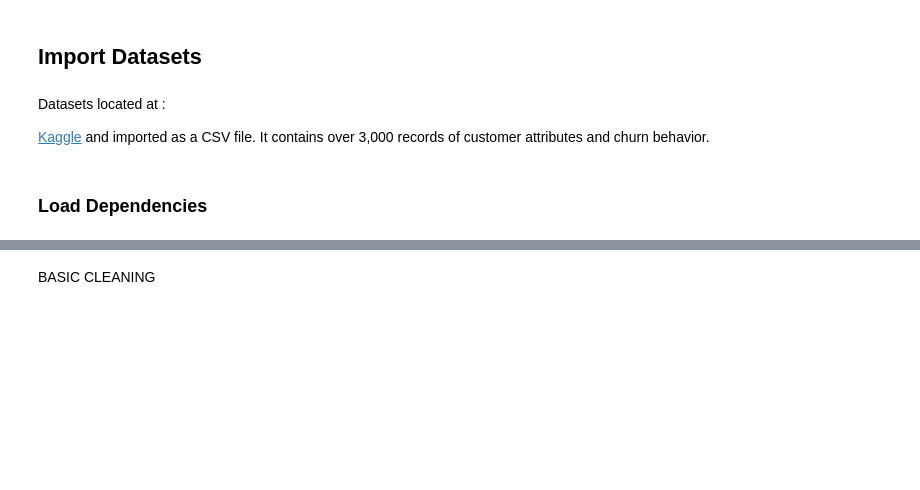
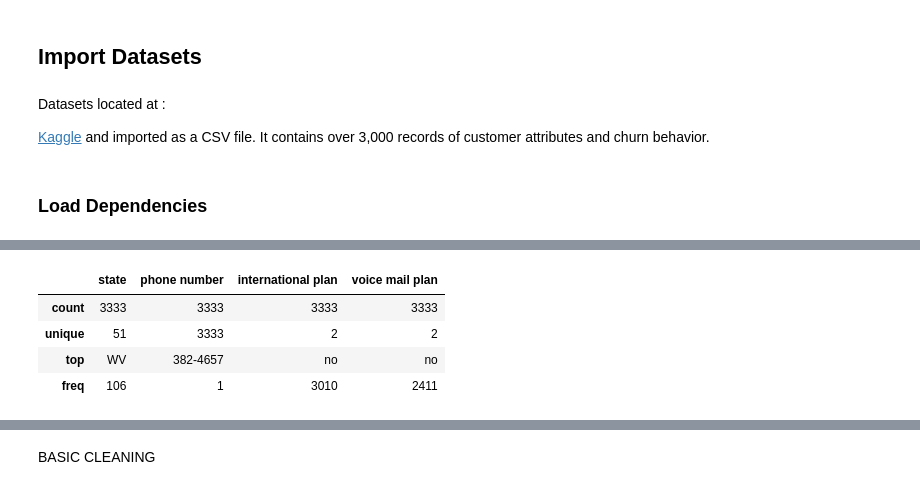
Before and after one commit to Wangui10/syria-tel-churn, a Jupyter notebook: classification_notebook.ipynb, the cells around one changed output, grey strips where cells are left out. Cells and saved outputs as stored; diff of their text form; code cells hidden in the pictures; blank space fills up the shorter version.

```diff
--- a/classification_notebook.ipynb
+++ b/classification_notebook.ipynb
@@ -35,0 +109,9 @@ df.head()
+# %%
+#Get descriptive statistics for categorical/object columns
+df.describe(include='object')
+# %% [output]
+|  | state | phone number | international plan | voice mail plan |
+| count | 3333 | 3333 | 3333 | 3333 |
+| unique | 51 | 3333 | 2 | 2 |
+| top | WV | 382-4657 | no | no |
+| freq | 106 | 1 | 3010 | 2411 |
```
Also changed, not shown: parts of 12 cells of this notebook.
